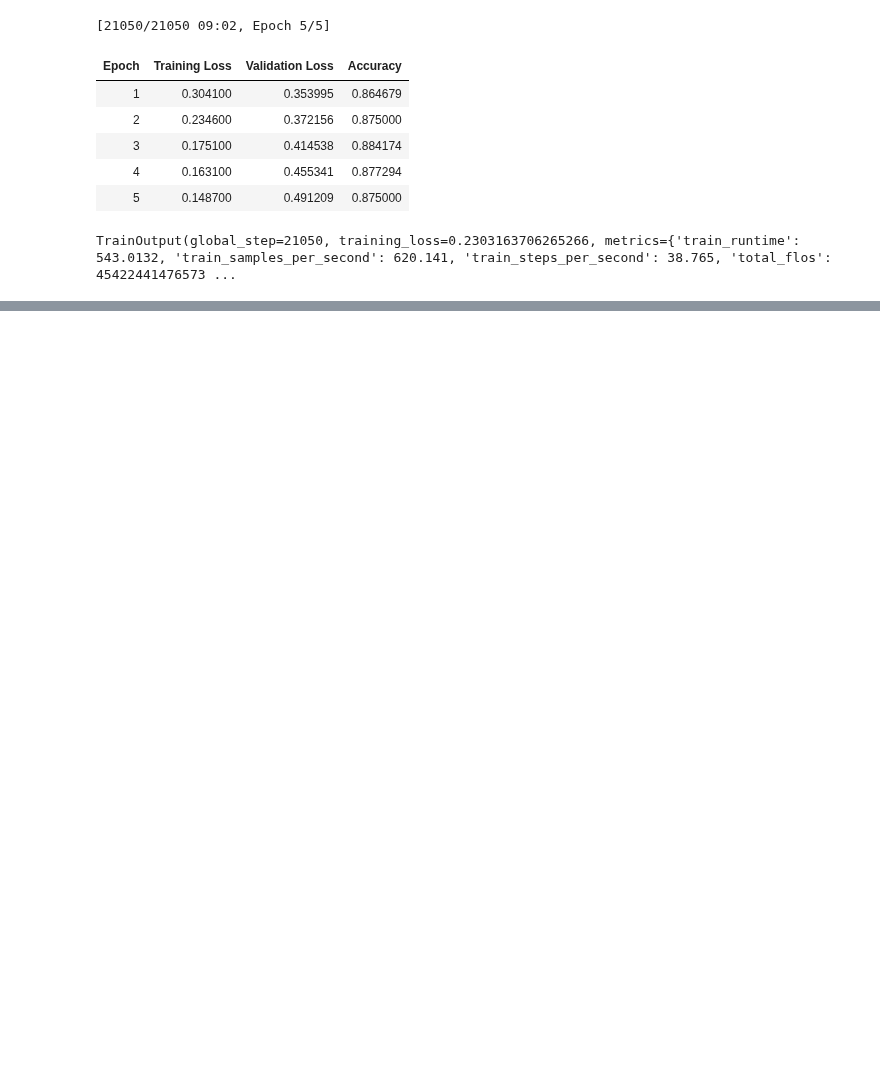
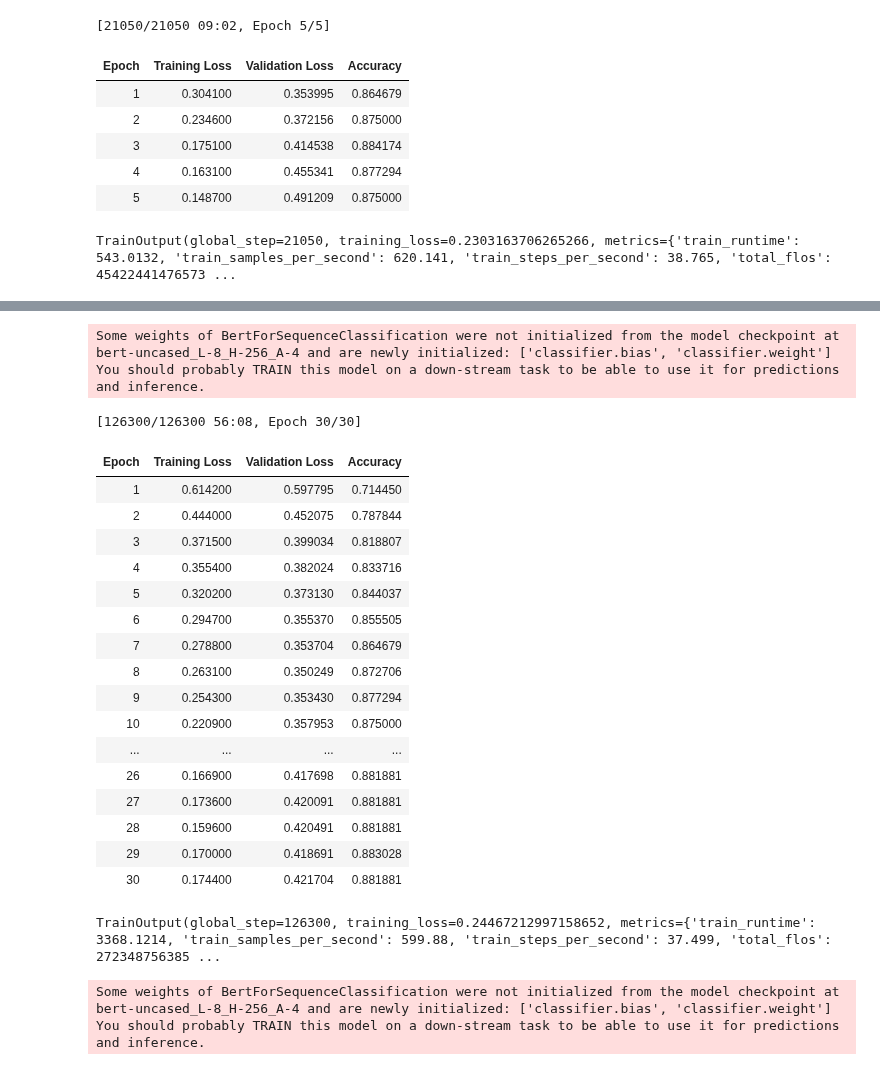
Before and after one commit to rayortigas/_2024-CS230-project, a Jupyter notebook: sst2_distillation.ipynb, the cells around one changed output, grey strips where cells are left out. Cells and saved outputs as stored; diff of their text form; code cells hidden in the pictures; blank space fills up the shorter version.

```diff
--- a/sst2_distillation.ipynb
+++ b/sst2_distillation.ipynb
@@ -472,0 +487,59 @@ KeyboardInterrupt:
+# %%
+del model
+model = create_model()
+# %% [output]
+Some weights of BertForSequenceClassification were not initialized from the model checkpoint at bert-uncased_L-8_H-256_A-4 and are newly initialized: ['classifier.bias', 'classifier.weight']
+You should probably TRAIN this model on a down-stream task to be able to use it for predictions and inference.
+# %%
+training_args = TrainingArguments(
+    output_dir=f"tmp/sst2-compact",
+    learning_rate=2e-6,
+    warmup_ratio=0.1,
+    per_device_train_batch_size=16,
+    per_device_eval_batch_size=16,
+    num_train_epochs=30,
+    weight_decay=0.01,
+    eval_strategy="epoch",
+    save_strategy="epoch",
+    load_best_model_at_end=True,
+    metric_for_best_model="eval_accuracy",
+    push_to_hub=False,
+)
+# %%
+trainer = Trainer(
+    model=model,
+    args=training_args,
+    train_dataset=tokenized_sst2["train"],
+    eval_dataset=tokenized_sst2["validation"],
+    tokenizer=tokenizer,
+    data_collator=data_collator,
+    compute_metrics=compute_metrics,
+)
+# %%
+trainer.train()
+# %% [output]
+[126300/126300 56:08, Epoch 30/30]
+| Epoch | Training Loss | Validation Loss | Accuracy |
+| 1 | 0.614200 | 0.597795 | 0.714450 |
+| 2 | 0.444000 | 0.452075 | 0.787844 |
+| 3 | 0.371500 | 0.399034 | 0.818807 |
+| 4 | 0.355400 | 0.382024 | 0.833716 |
+| 5 | 0.320200 | 0.373130 | 0.844037 |
+| 6 | 0.294700 | 0.355370 | 0.855505 |
+| 7 | 0.278800 | 0.353704 | 0.864679 |
+| 8 | 0.263100 | 0.350249 | 0.872706 |
+| 9 | 0.254300 | 0.353430 | 0.877294 |
+| 10 | 0.220900 | 0.357953 | 0.875000 |
+| ... | ... | ... | ... |
+| 26 | 0.166900 | 0.417698 | 0.881881 |
+| 27 | 0.173600 | 0.420091 | 0.881881 |
+| 28 | 0.159600 | 0.420491 | 0.881881 |
+| 29 | 0.170000 | 0.418691 | 0.883028 |
+| 30 | 0.174400 | 0.421704 | 0.881881 |
+TrainOutput(global_step=126300, training_loss=0.24467212997158652, metrics={'train_runtime': 3368.1214, 'train_samples_per_second': 599.88, 'train_steps_per_second': 37.499, 'total_flos': 272348756385 ...
+# %%
+del model
+model = create_model()
+# %% [output]
+Some weights of BertForSequenceClassification were not initialized from the model checkpoint at bert-uncased_L-8_H-256_A-4 and are newly initialized: ['classifier.bias', 'classifier.weight']
+You should probably TRAIN this model on a down-stream task to be able to use it for predictions and inference.
```
Also changed, not shown: parts of 8 cells of this notebook.
